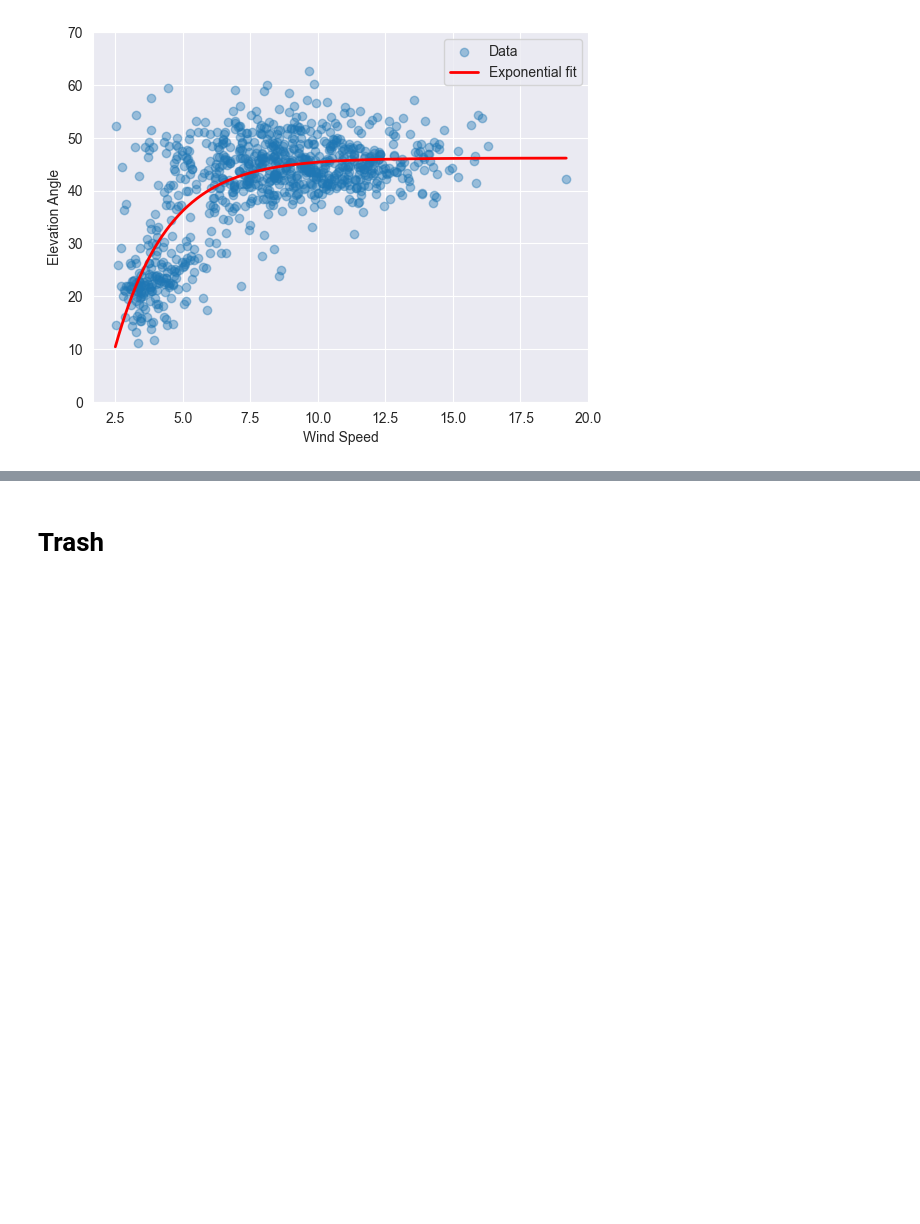
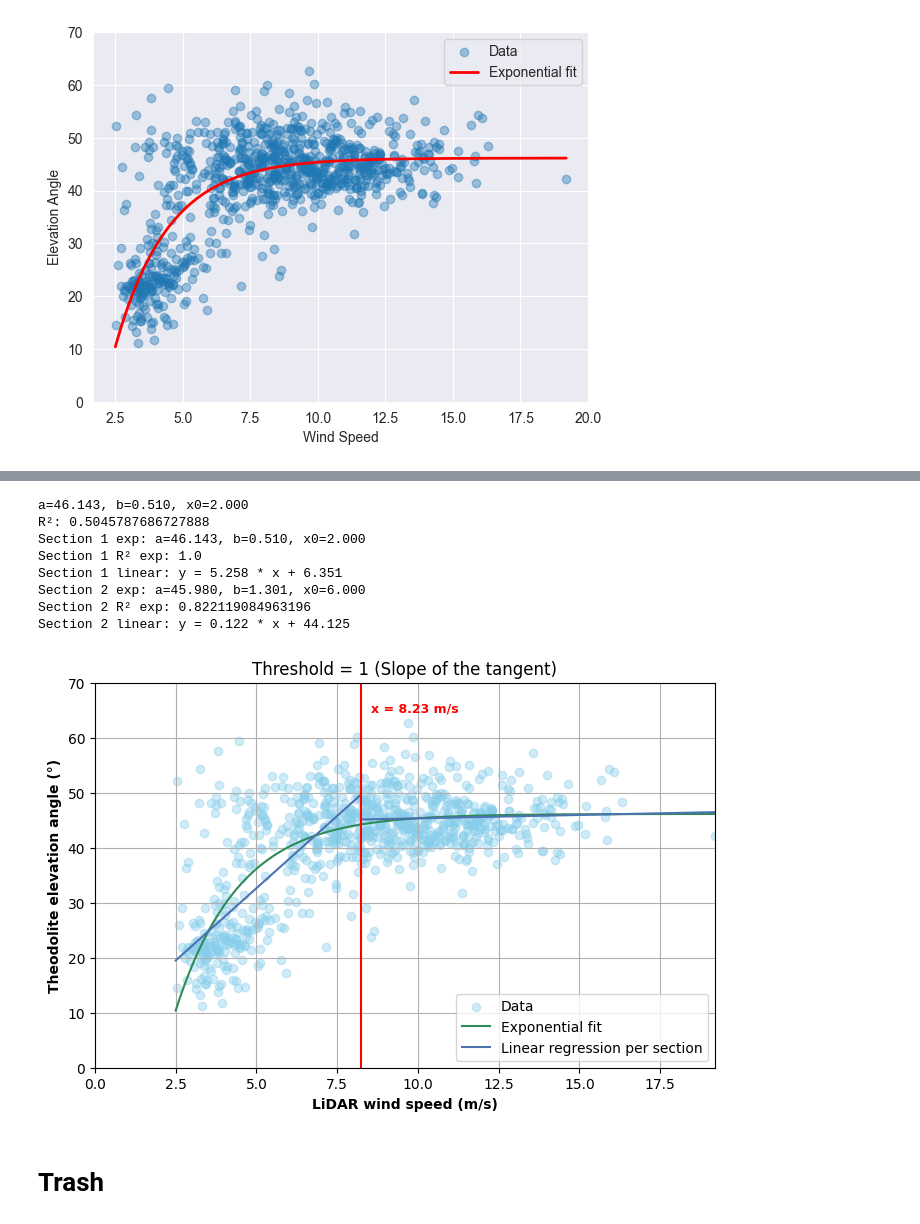
Before and after one commit to begumaltikulac/semikite, a Jupyter notebook: src/Data_Analysis/Correlation_angle_winspeed.ipynb, the cells around one changed output, grey strips where cells are left out. Drawn from its saved outputs; the diff is of its cells as text; code cells hidden in the pictures; blank space fills up the shorter version.

```diff
--- a/src/Data_Analysis/Correlation_angle_winspeed.ipynb
+++ b/src/Data_Analysis/Correlation_angle_winspeed.ipynb
@@ -543,3 +511,83 @@ plt.show()
+# %%
+# the scatter plot here takes into account the altitude of the kite; so the shown wind speed is from the corresponding altitude level of the Lidar
+
+# Starting values & boundaries
+p0 = [60, 0.5, 2.5]                  # a≈60°, b≈0.5, x0≈2.5
+bounds = ([0, 0, 2.0], [90, 10, 3.0])
+
+# Curve Fit all data
+popt, _ = curve_fit(exp_func, x_fit, y_fit, p0=p0, bounds=bounds)
+a, b, x0 = popt
+print(f"a={a:.3f}, b={b:.3f}, x0={x0:.3f}")
+y_hat = exp_func(x, *popt) # R²
+print("R²:", r2_score(y, y_hat))
+
+# Curve Fit Section 1
+p0_1 = [60, 2, 2.5]                  # a≈60°, b≈0.5, x0≈2.5
+bounds_1 = ([0, 0, 1.5], [90, 5, 3.5])
+popt_1, _ = curve_fit(exp_func, section1_x, section1_y, p0=p0_1, bounds=bounds_1)
+a_1, b_1, x0_1 = popt_1
+print(f"Section 1 exp: a={a_1:.3f}, b={b_1:.3f}, x0={x0_1:.3f}")
+y_hat_1 = exp_func(section1_x, *popt_1) # R²
+print("Section 1 R² exp:", r2_score(section1_y, y_hat_1))
+#y_fit_1 = exp_func(section1_y, *popt_1)
+
+coeffs_1 = np.polyfit(section1_x, section1_y, deg=1)  # Grad 1 = lineare Funktion
+slope_1, intercept_1 = coeffs_1
+print(f"Section 1 linear: y = {slope_1:.3f} * x + {intercept_1:.3f}")
+y_fit_1 = np.polyval(coeffs_1, section1_x)  # berechnet y = slope*x + intercept
+
+# Curve Fit Section 2
+p0_2 = [60, 0.5, 7.5]                  # a≈60°, b≈0.5, x0≈2.5
+bounds_2 = ([0, 0, 6], [90, 3, 15])
+popt_2, _ = curve_fit(exp_func, section2_x, section2_y, p0=p0_2, bounds=bounds_2)
+a_2, b_2, x0_2 = popt_2
+print(f"Section 2 exp: a={a_2:.3f}, b={b_2:.3f}, x0={x0_2:.3f}")
+y_hat_2 = exp_func(section2_x, *popt_2) # R²
+print("Section 2 R² exp:", r2_score(section2_y, y_hat_2))
+#y_fit_2 = exp_func(section2_y, *popt_2)
+
+coeffs_2 = np.polyfit(section2_x, section2_y, deg=1)  # Grad 1 = lineare Funktion
+slope_2, intercept_2 = coeffs_2
+print(f"Section 2 linear: y = {slope_2:.3f} * x + {intercept_2:.3f}")
+y_fit_2 = np.polyval(coeffs_2, section2_x)  # berechnet y = slope*x + intercept
+
+
+# Plot
+fig1 = plt.figure(figsize=(8,5), facecolor='white')
+plt.style.use('default')
+plt.grid(True)
+plt.scatter(x, y, alpha=0.4, label="Data", color="skyblue") # or use LiDAR color="#4C72B0"
+
+fit_label = f"y = {a:.1f} * (1 - exp(-{b:.3f}*(x - {x0:.2f})))"
+#plt.plot(x_grid, exp_func(x_grid, *popt), lw=2, label=fit_label, color="seagreen")
+plt.plot(section1_x, section1_y, color="seagreen", label= 'Exponential fit')
+plt.plot(section2_x, section2_y, color="seagreen")
+plt.plot(section1_x, y_fit_1, color='#4C72B0', label='Linear regression per section')
+plt.plot(section2_x, y_fit_2, color='#4C72B0')
+plt.xlabel("LiDAR wind speed (m/s)", fontweight='bold')
+plt.ylabel("Theodolite elevation angle (°)", fontweight='bold')
+plt.ylim(0, 70)
+plt.xlim(0,section2_x[-1])
+plt.legend()
+plt.axvline(section2_x[0], color='red')
+ymin, ymax = plt.ylim()
+x_offset = 0.3  # Verschiebung nach rechts
+plt.text(section2_x[0] + x_offset, ymax*0.95, f"x = {section2_x[0]:.2f} m/s",
+         color='red', ha='left', va='top', fontweight='bold', fontsize=9)
+plt.title(f"Threshold = {threshold:.0f} (Slope of the tangent)")
+plt.show()
+fig1.savefig("Plots/ScatterPlot_Funct_1.pdf", facecolor='white') #, edgecolor='white'
+# %% [output]
+a=46.143, b=0.510, x0=2.000
+R²: 0.5045787686727888
+Section 1 exp: a=46.143, b=0.510, x0=2.000
+Section 1 R² exp: 1.0
+Section 1 linear: y = 5.258 * x + 6.351
+Section 2 exp: a=45.980, b=1.301, x0=6.000
+Section 2 R² exp: 0.822119084963196
+Section 2 linear: y = 0.122 * x + 44.125
+[figure, new version]
 # %% [markdown]
 # Trash
 # %%
```
Also changed, not shown: parts of 5 cells of this notebook, 7 other files.
